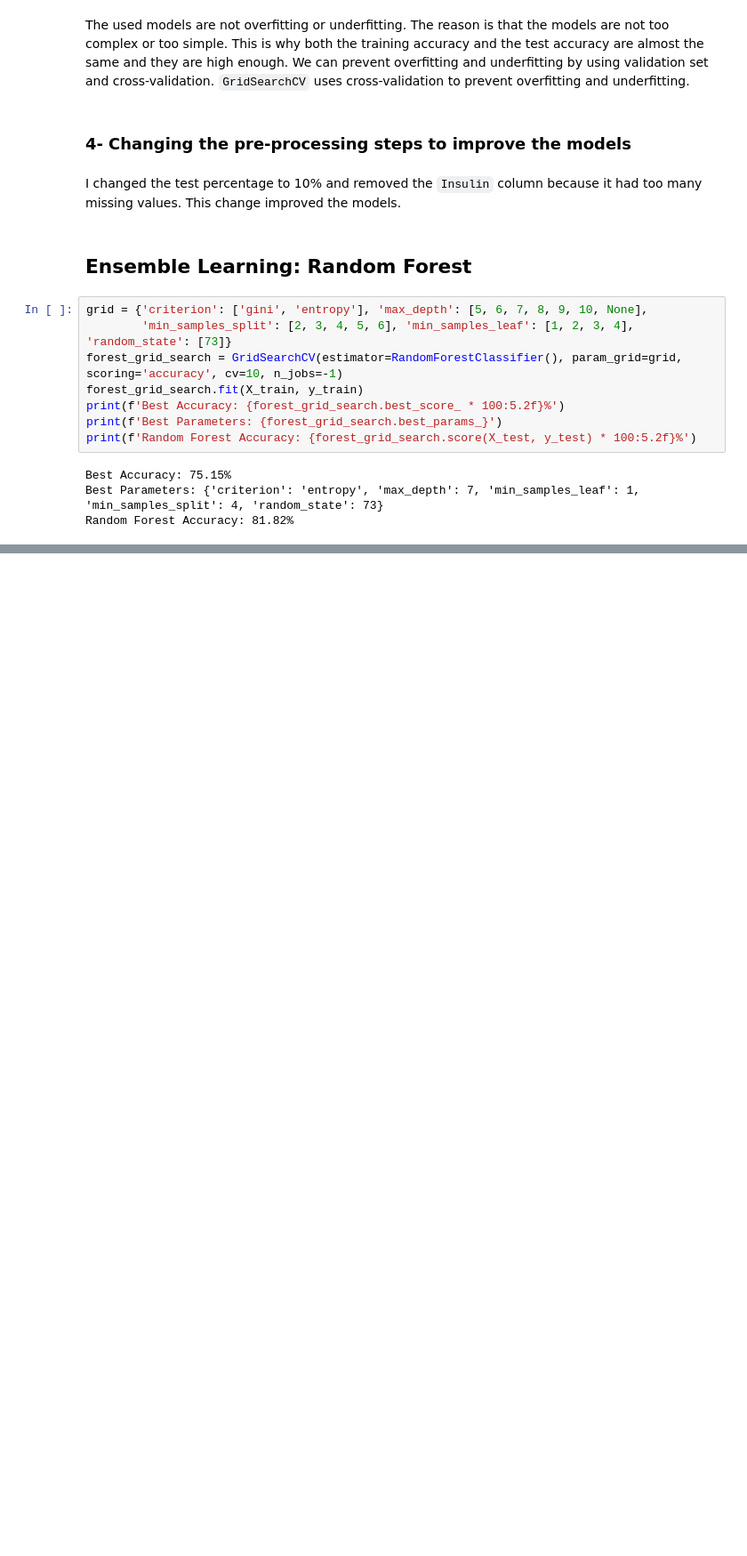
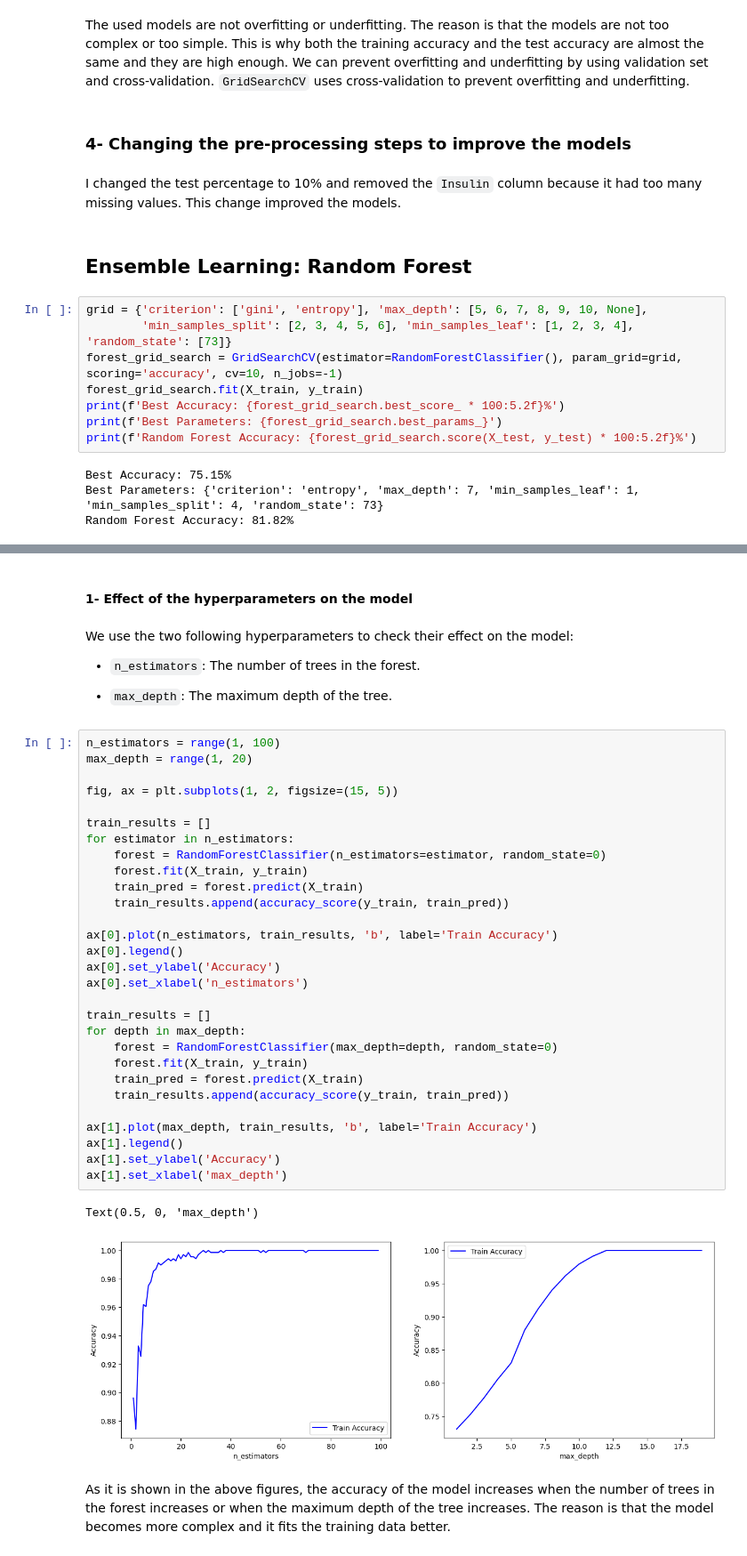
Before and after one commit to PashaBarahimi/Artificial-Intelligence-Projects, a Jupyter notebook: CA5 - ML/AI-CA5-810199385.ipynb, the cells around one changed output, grey strips where cells are left out. Shown at 89% size. Cells and saved outputs as stored; diff of their text form; blank space fills up the shorter version.

```diff
--- a/CA5 - ML/AI-CA5-810199385.ipynb
+++ b/CA5 - ML/AI-CA5-810199385.ipynb
@@ -651,0 +670,42 @@ Random Forest Accuracy: 81.82%
+# %% [markdown]
+#### 1- Effect of the hyperparameters on the model
+# %% [markdown]
+We use the two following hyperparameters to check their effect on the model:
+
+* `n_estimators`: The number of trees in the forest.
+
+* `max_depth`: The maximum depth of the tree.
+# %%
+n_estimators = range(1, 100)
+max_depth = range(1, 20)
+
+fig, ax = plt.subplots(1, 2, figsize=(15, 5))
+
+train_results = []
+for estimator in n_estimators:
+    forest = RandomForestClassifier(n_estimators=estimator, random_state=0)
+    forest.fit(X_train, y_train)
+    train_pred = forest.predict(X_train)
+    train_results.append(accuracy_score(y_train, train_pred))
+
+ax[0].plot(n_estimators, train_results, 'b', label='Train Accuracy')
+ax[0].legend()
+ax[0].set_ylabel('Accuracy')
+ax[0].set_xlabel('n_estimators')
+
+train_results = []
+for depth in max_depth:
+    forest = RandomForestClassifier(max_depth=depth, random_state=0)
+    forest.fit(X_train, y_train)
+    train_pred = forest.predict(X_train)
+    train_results.append(accuracy_score(y_train, train_pred))
+
+ax[1].plot(max_depth, train_results, 'b', label='Train Accuracy')
+ax[1].legend()
+ax[1].set_ylabel('Accuracy')
+ax[1].set_xlabel('max_depth')
+# %% [output]
+Text(0.5, 0, 'max_depth')
+[figure, added]
+# %% [markdown]
+As it is shown in the above figures, the accuracy of the model increases when the number of trees in the forest increases or when the maximum depth of the tree increases. The reason is that the model becomes more complex and it fits the training data better.
```
Also changed, not shown: parts of 8 cells of this notebook.
